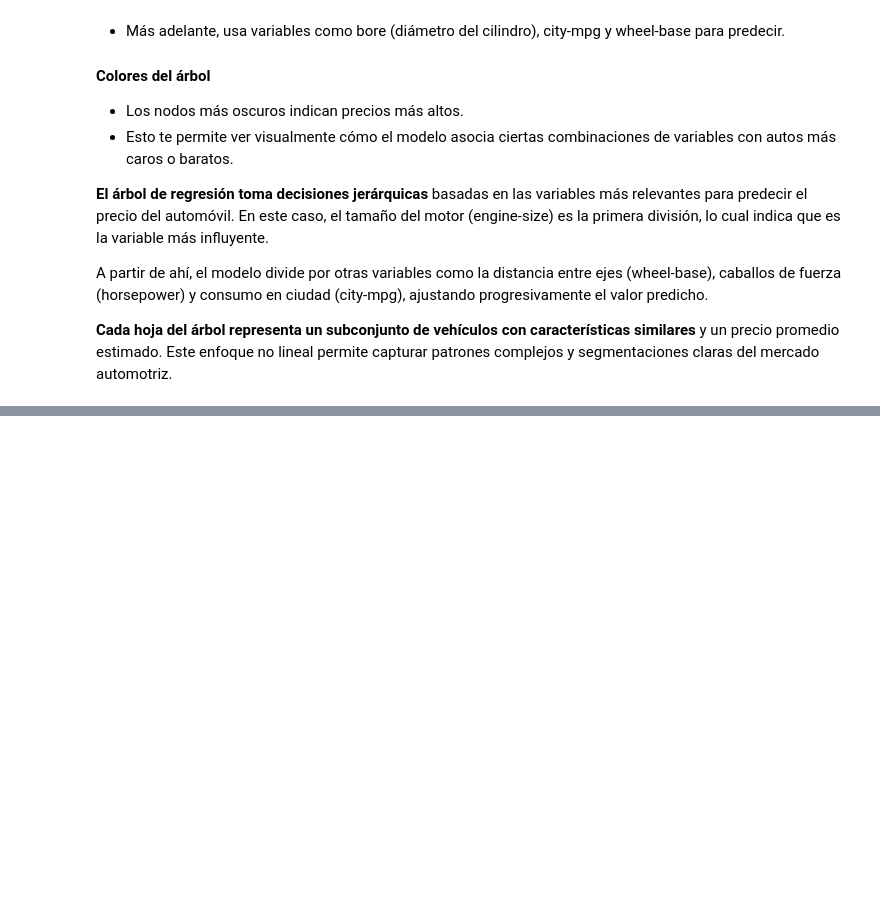
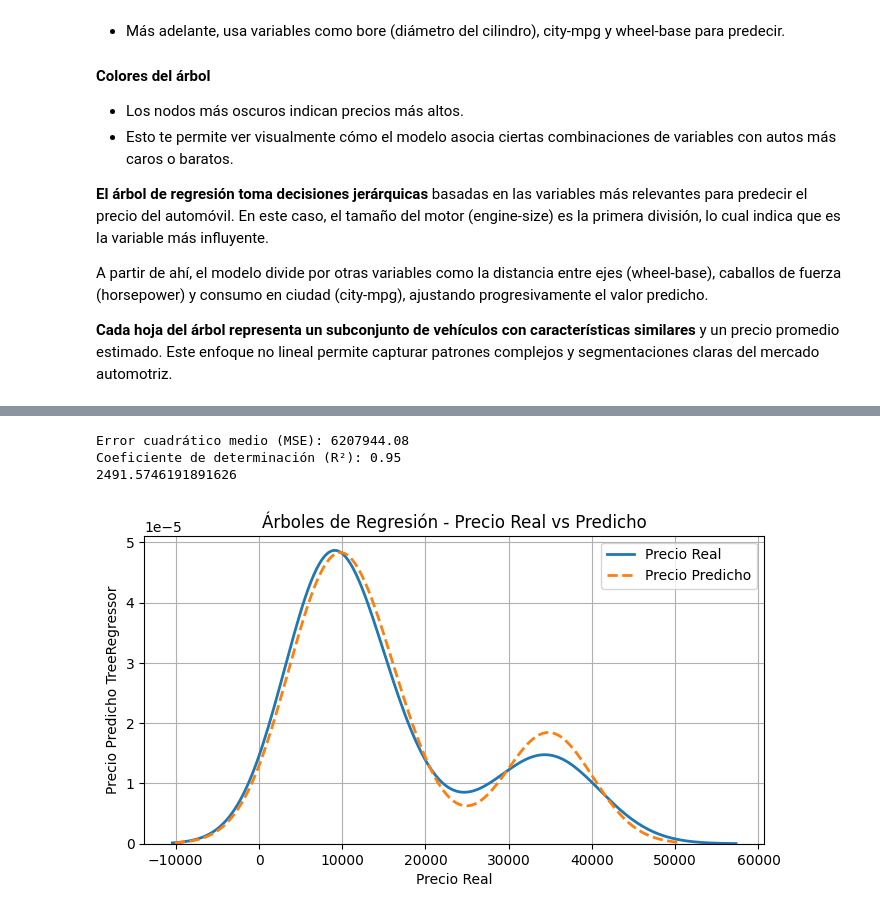
Before and after one commit to Jose-Gabriel-Rodriguez/MachineLearning, a Jupyter notebook: Unidad2/3_Arboles_Regresion_Automobile.ipynb, the cells around one changed output, grey strips where cells are left out. Drawn from its saved outputs; the diff is of its cells as text; code cells hidden in the pictures; blank space fills up the shorter version.

```diff
--- a/Unidad2/3_Arboles_Regresion_Automobile.ipynb
+++ b/Unidad2/3_Arboles_Regresion_Automobile.ipynb
@@ -200,0 +266,41 @@ A partir de ahí, el modelo divide por otras variables como la distancia entre e
+# %%
+tree_model = DecisionTreeRegressor(
+    random_state=42,
+    max_depth=7,
+    min_samples_split=10,  # Número mínimo de muestras requeridas para dividir un nodo.
+    min_samples_leaf=2,   # Número mínimo de muestras que debe tener una hoja
+    max_features='sqrt',  # Número máximo de características a considerar al dividir un nodo.
+    max_leaf_nodes=20    # Número máximo de hojas en el árbol.
+    )
+
+tree_model.fit(X_train, y_train)
+
+y_pred_tree = tree_model.predict(X_test)
+
+mse_tree = mean_squared_error(y_test, y_pred_tree)
+r2_tree = r2_score(y_test, y_pred_tree)
+
+print(f"Error cuadrático medio (MSE): {mse_tree:.2f}")
+print(f"Coeficiente de determinación (R²): {r2_tree:.2f}")
+
+# Calcular el RMSE (mas facil de interpretar que el MSE)
+rmse = np.sqrt(mse_tree)
+print(rmse)
+
+# Comparación visual de distribuciones
+plt.figure(figsize=(8, 4))
+
+sns.kdeplot(y_test, label='Precio Real', linewidth=2)
+sns.kdeplot(y_pred_tree, label='Precio Predicho', linewidth=2, linestyle='--')
+
+plt.title('Árboles de Regresión - Precio Real vs Predicho')
+plt.xlabel('Precio Real')
+plt.ylabel('Precio Predicho TreeRegressor')
+plt.legend()
+plt.grid(True)
+plt.show()
+# %% [output]
+Error cuadrático medio (MSE): 6207944.08
+Coeficiente de determinación (R²): 0.95
+2491.5746191891626
+[figure, added]
```
Also changed, not shown: parts of 7 cells of this notebook.
